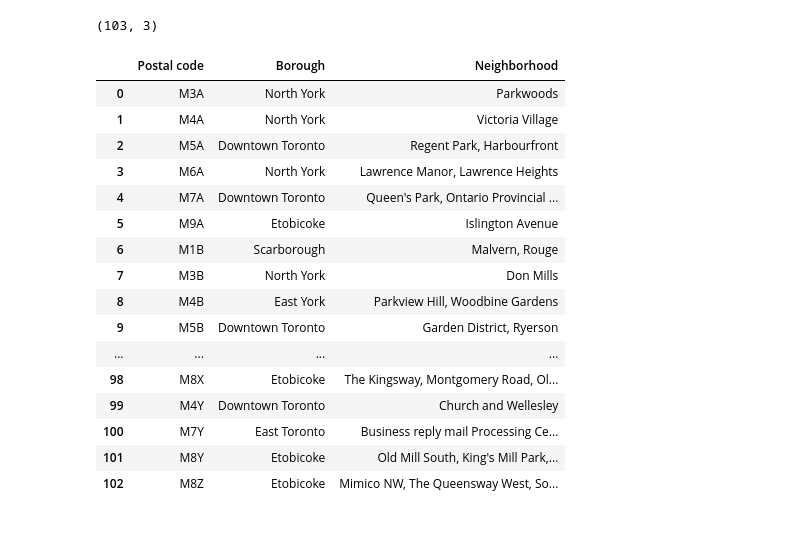
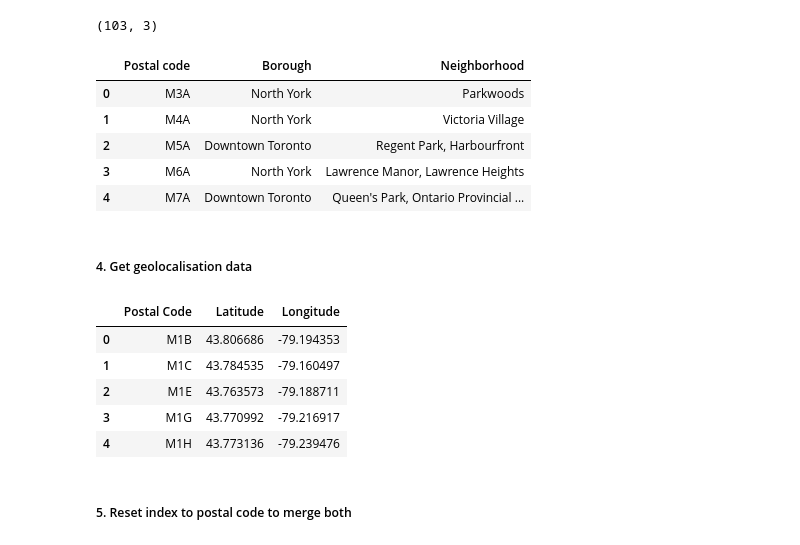
Before and after one commit to Muracid/Capstone-coursera, a Jupyter notebook: Week 3 assignment- Segmenting and Clustering Neigh.ipynb, the cells around one changed output. Saved outputs shown, nothing was run; the diff lists cells and outputs as text; code cells hidden in the pictures.

```diff
--- a/Week 3 assignment- Segmenting and Clustering Neigh.ipynb
+++ b/Week 3 assignment- Segmenting and Clustering Neigh.ipynb
@@ -74,22 +74,13 @@ Toronto_values.shape
 # %% [output]
 (103, 3)
 # %%
-Toronto_values
+Toronto_values.head()
 # %% [output]
 |  | Postal code | Borough | Neighborhood |
 | 0 | M3A | North York | Parkwoods |
 | 1 | M4A | North York | Victoria Village |
 | 2 | M5A | Downtown Toronto | Regent Park, Harbourfront |
 | 3 | M6A | North York | Lawrence Manor, Lawrence Heights |
 | 4 | M7A | Downtown Toronto | Queen's Park, Ontario Provincial ... |
-| 5 | M9A | Etobicoke | Islington Avenue |
-| 6 | M1B | Scarborough | Malvern, Rouge |
-| 7 | M3B | North York | Don Mills |
-| 8 | M4B | East York | Parkview Hill, Woodbine Gardens |
-| 9 | M5B | Downtown Toronto | Garden District, Ryerson |
-| ... | ... | ... | ... |
-| 98 | M8X | Etobicoke | The Kingsway, Montgomery Road, Ol... |
-| 99 | M4Y | Downtown Toronto | Church and Wellesley |
-| 100 | M7Y | East Toronto | Business reply mail Processing Ce... |
-| 101 | M8Y | Etobicoke | Old Mill South, King's Mill Park,... |
-| 102 | M8Z | Etobicoke | Mimico NW, The Queensway West, So... |
+# %% [markdown]
+##### 4.  Get geolocalisation data
@@ -95,0 +89,11 @@ Toronto_values
+# %%
+geolocalisation.head()
+# %% [output]
+|  | Postal Code | Latitude | Longitude |
+| 0 | M1B | 43.806686 | -79.194353 |
+| 1 | M1C | 43.784535 | -79.160497 |
+| 2 | M1E | 43.763573 | -79.188711 |
+| 3 | M1G | 43.770992 | -79.216917 |
+| 4 | M1H | 43.773136 | -79.239476 |
+# %% [markdown]
+##### 5. Reset index to postal code to merge both
```
Also changed, not shown: parts of 4 cells of this notebook.
